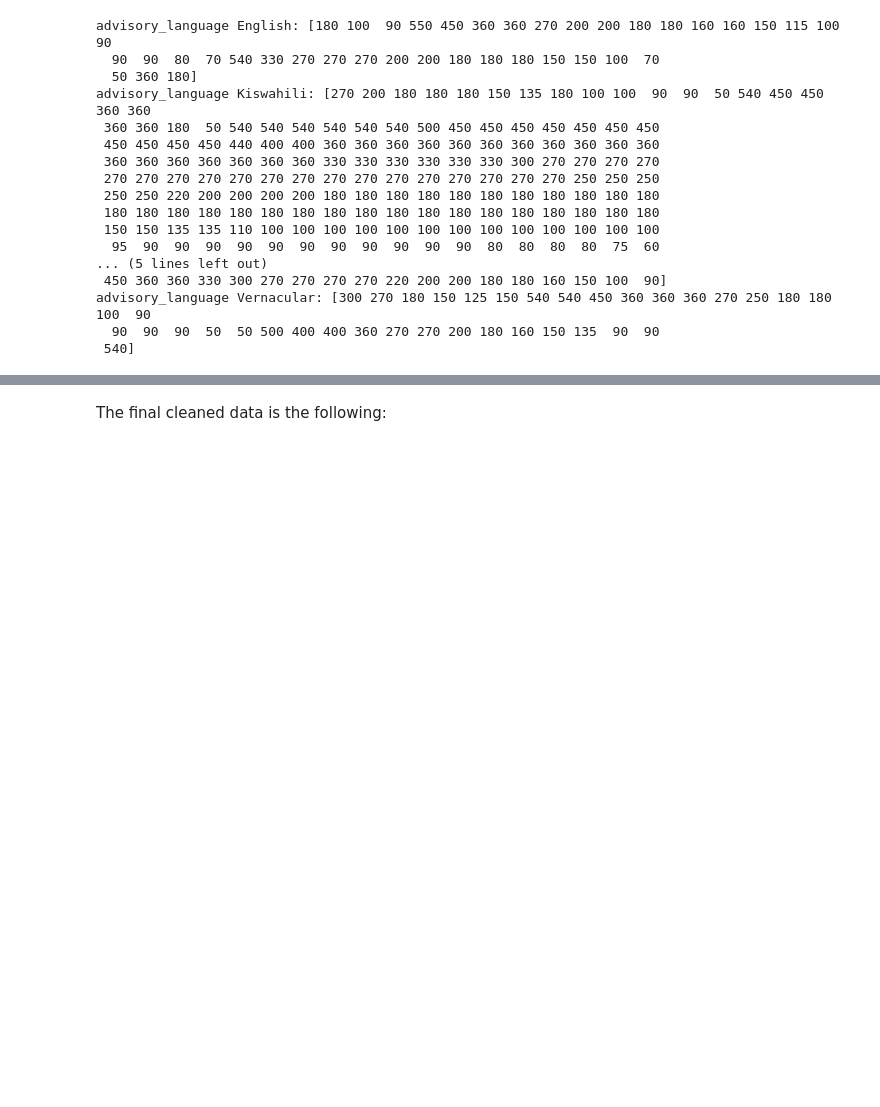
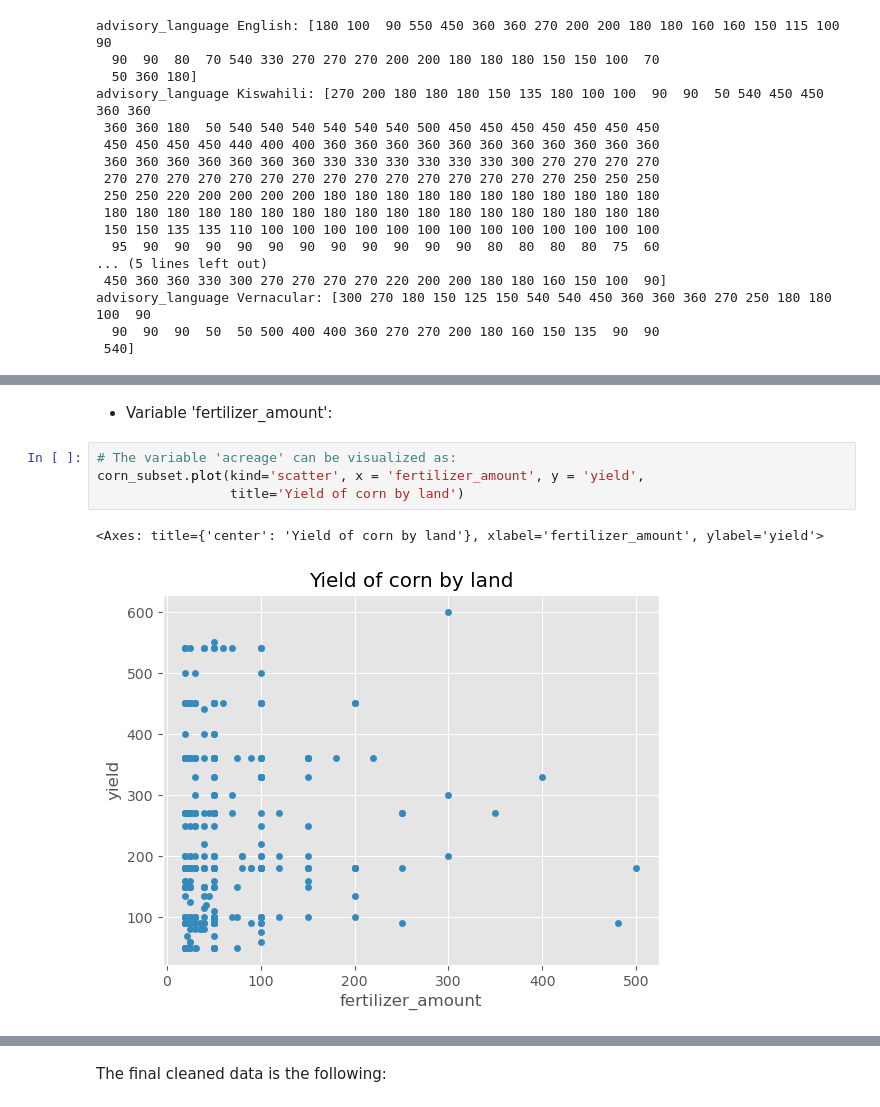
Before and after one commit to bizzaccelerator/midterm-project-mlzoomcamp, a Jupyter notebook: notebook.ipynb, the cells around one changed output, grey strips where cells are left out. Saved outputs shown, nothing was run; the diff lists cells and outputs as text; blank space fills up the shorter version.

```diff
--- a/notebook.ipynb
+++ b/notebook.ipynb
@@ -899,0 +987,9 @@ advisory_language Vernacular: [300 270 180 150 125 150 540 540 450 360 360 360 2
+# %% [markdown]
+- Variable 'fertilizer_amount':
+# %%
+# The variable 'acreage' can be visualized as:
+corn_subset.plot(kind='scatter', x = 'fertilizer_amount', y = 'yield',
+                 title='Yield of corn by land')
+# %% [output]
+<Axes: title={'center': 'Yield of corn by land'}, xlabel='fertilizer_amount', ylabel='yield'>
+[figure, added]
```
Also changed, not shown: parts of 17 cells of this notebook.
